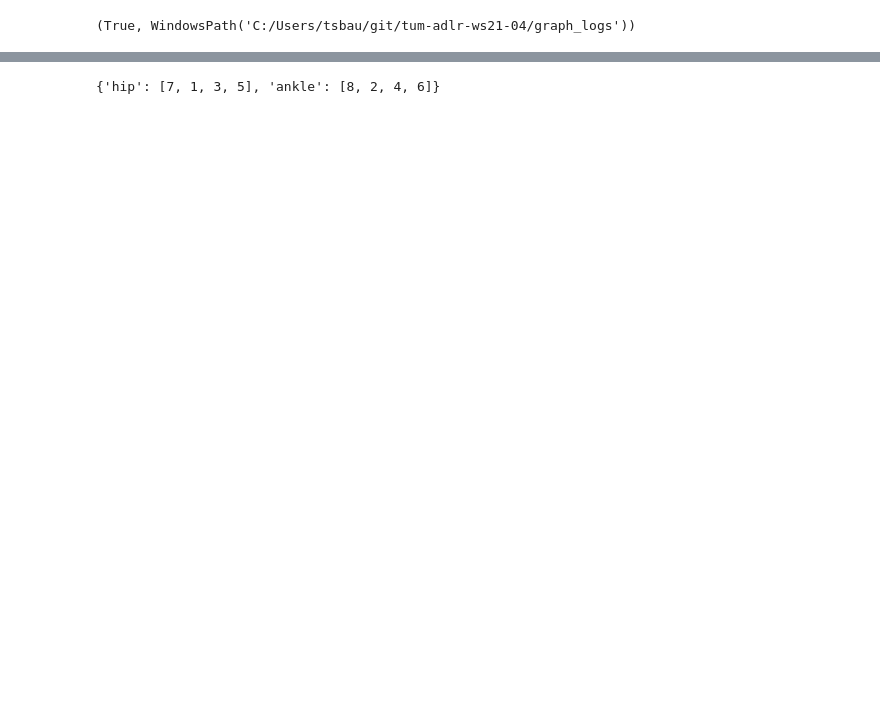
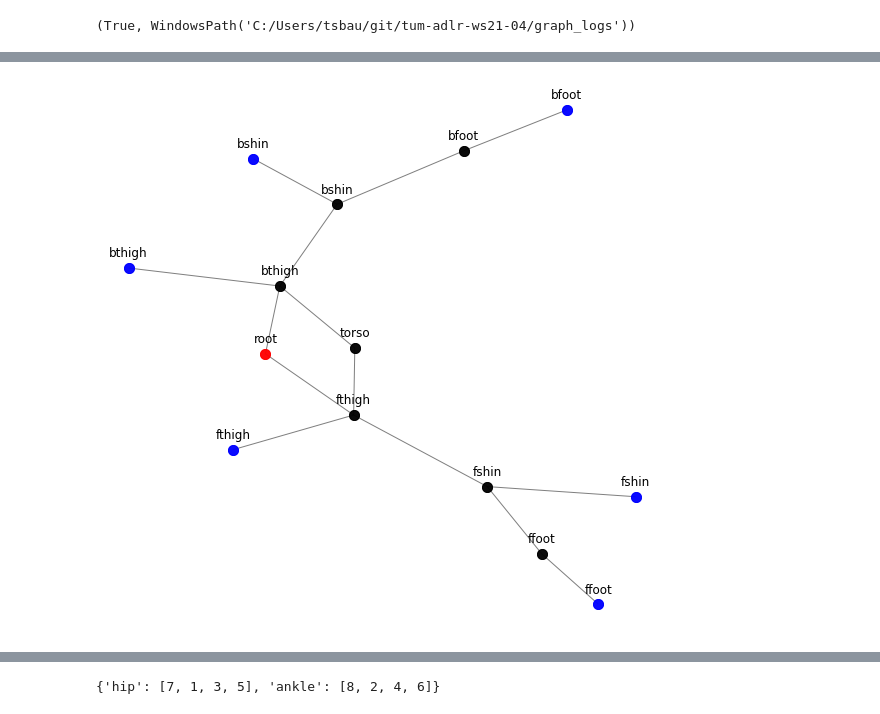
Before and after one commit to HannesStark/gnn-reinforcement-learning, a Jupyter notebook: playground/graph_visualization/robot_graph_visualization.ipynb, the cells around one changed output, grey strips where cells are left out. Cells and saved outputs as stored; diff of their text form; code cells hidden in the pictures; blank space fills up the shorter version.

```diff
--- a/playground/graph_visualization/robot_graph_visualization.ipynb
+++ b/playground/graph_visualization/robot_graph_visualization.ipynb
@@ -29,0 +101,4 @@ dict_keys(['tree', 'relation_matrix', 'node_type_dict', 'output_type_dict', 'inp
+# %%
+HalfCheetah_log = visualize_task_graph("HalfCheetah-v1")
+# %% [output]
+[figure, added]
```
Also changed, not shown: parts of 18 cells of this notebook, 2 other files.
